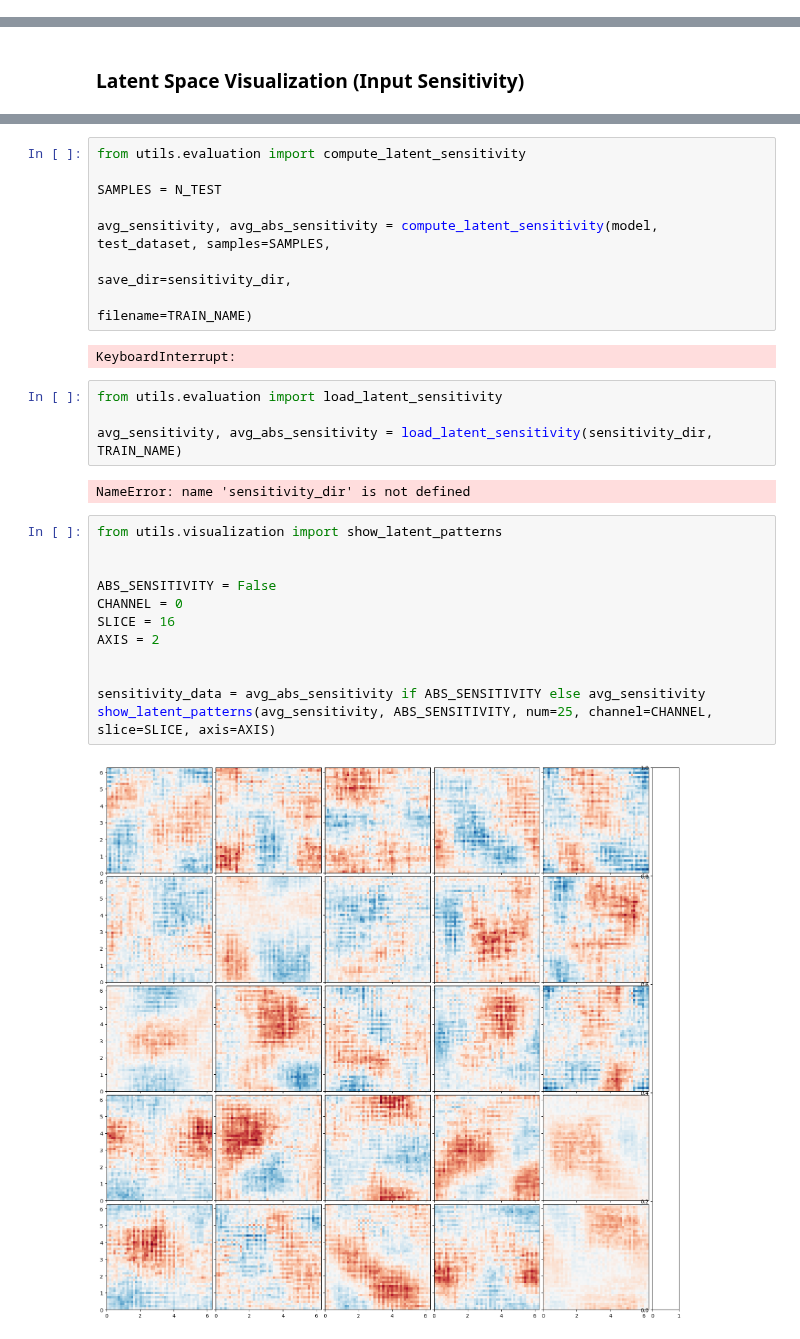
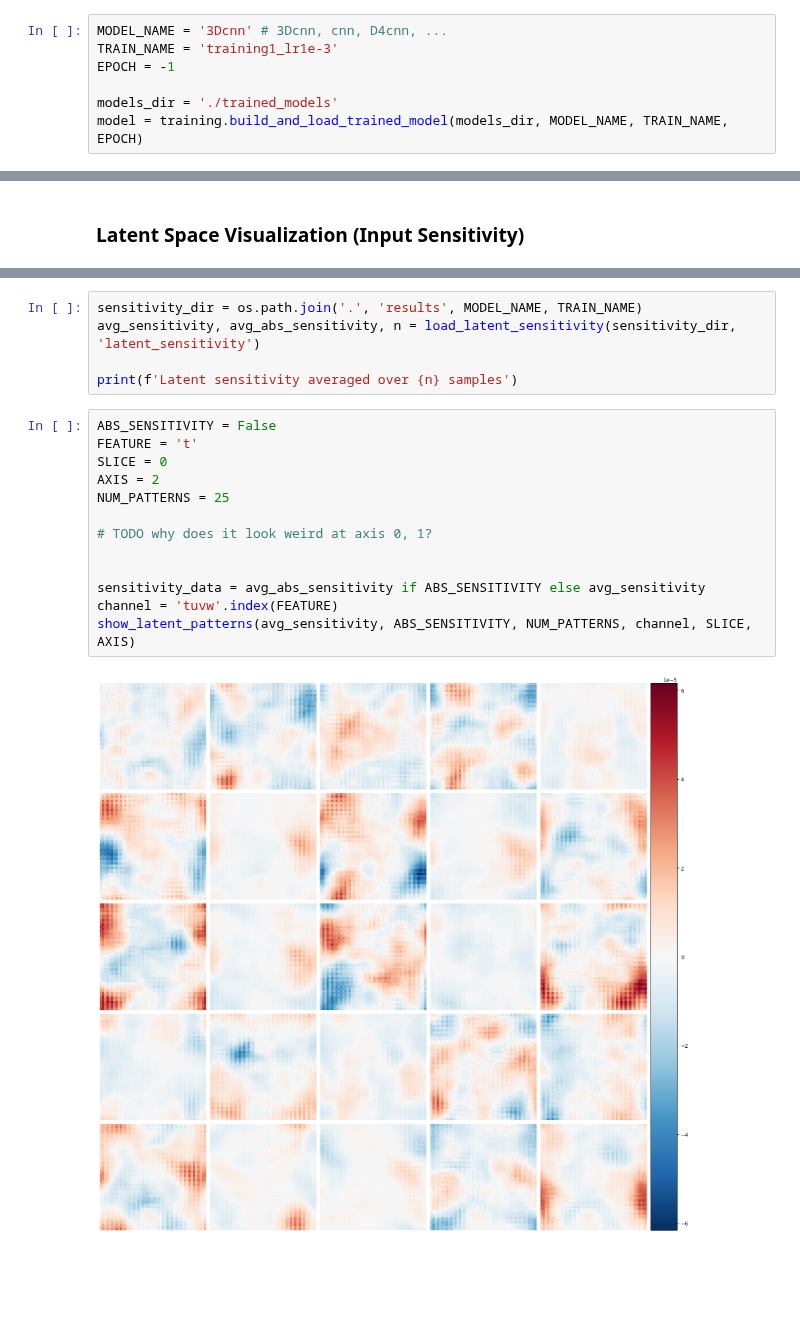
Before and after one commit to FynnFromme/rb-equivariant-cnns, a Jupyter notebook: experiments/experiments.ipynb, the cells around one changed output, grey strips where cells are left out. Drawn from its saved outputs; the diff is of its cells as text; blank space fills up the shorter version.

```diff
--- a/experiments/experiments.ipynb
+++ b/experiments/experiments.ipynb
@@ -187,0 +72,7 @@ Loaded state at epoch 51 with an early stop count of 0.
+# %%
+MODEL_NAME = '3Dcnn' # 3Dcnn, cnn, D4cnn, ...
+TRAIN_NAME = 'training1_lr1e-3'
+EPOCH = -1
+
+models_dir = './trained_models'
+model = training.build_and_load_trained_model(models_dir, MODEL_NAME, TRAIN_NAME, EPOCH)
@@ -234,30 +95,20 @@ NameError: name 'model_name' is not defined
-# %%
-from utils.evaluation import compute_latent_sensitivity
-
-SAMPLES = N_TEST
-
-avg_sensitivity, avg_abs_sensitivity = compute_latent_sensitivity(model, test_dataset, samples=SAMPLES,
-                                                                  save_dir=sensitivity_dir,
-                                                                  filename=TRAIN_NAME)
-# %% [output]
-KeyboardInterrupt:
-# %%
-from utils.evaluation import load_latent_sensitivity
-
-avg_sensitivity, avg_abs_sensitivity = load_latent_sensitivity(sensitivity_dir, TRAIN_NAME)
-# %% [output]
-NameError: name 'sensitivity_dir' is not defined
+# %%
+sensitivity_dir = os.path.join('.', 'results', MODEL_NAME, TRAIN_NAME)
+avg_sensitivity, avg_abs_sensitivity, n = load_latent_sensitivity(sensitivity_dir, 'latent_sensitivity')
+
+print(f'Latent sensitivity averaged over {n} samples')
 # %%
-from utils.visualization import show_latent_patterns
+ABS_SENSITIVITY = False
+FEATURE = 't'
+SLICE = 0
+AXIS = 2
+NUM_PATTERNS = 25
 
-
-ABS_SENSITIVITY = False
-CHANNEL = 0
-SLICE = 16
-AXIS = 2
+# TODO why does it look weird at axis 0, 1?
 
 
 sensitivity_data = avg_abs_sensitivity if ABS_SENSITIVITY else avg_sensitivity
-show_latent_patterns(avg_sensitivity, ABS_SENSITIVITY, num=25, channel=CHANNEL, slice=SLICE, axis=AXIS)
+channel = 'tuvw'.index(FEATURE)
+show_latent_patterns(avg_sensitivity, ABS_SENSITIVITY, NUM_PATTERNS, channel, SLICE, AXIS)
 # %% [output]
-[figure, old version]
+[figure, new version]
```
Also changed, not shown: parts of 22 cells of this notebook, 8 other files.
